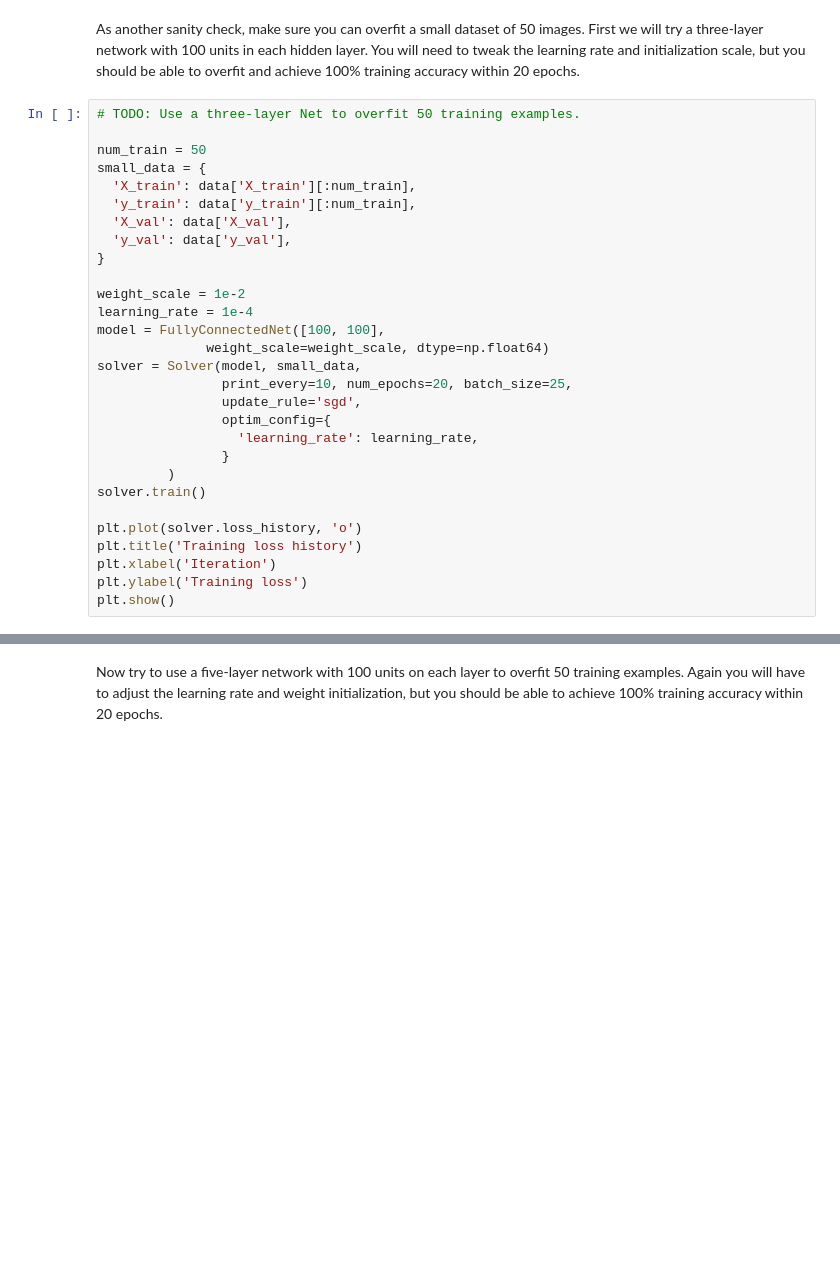
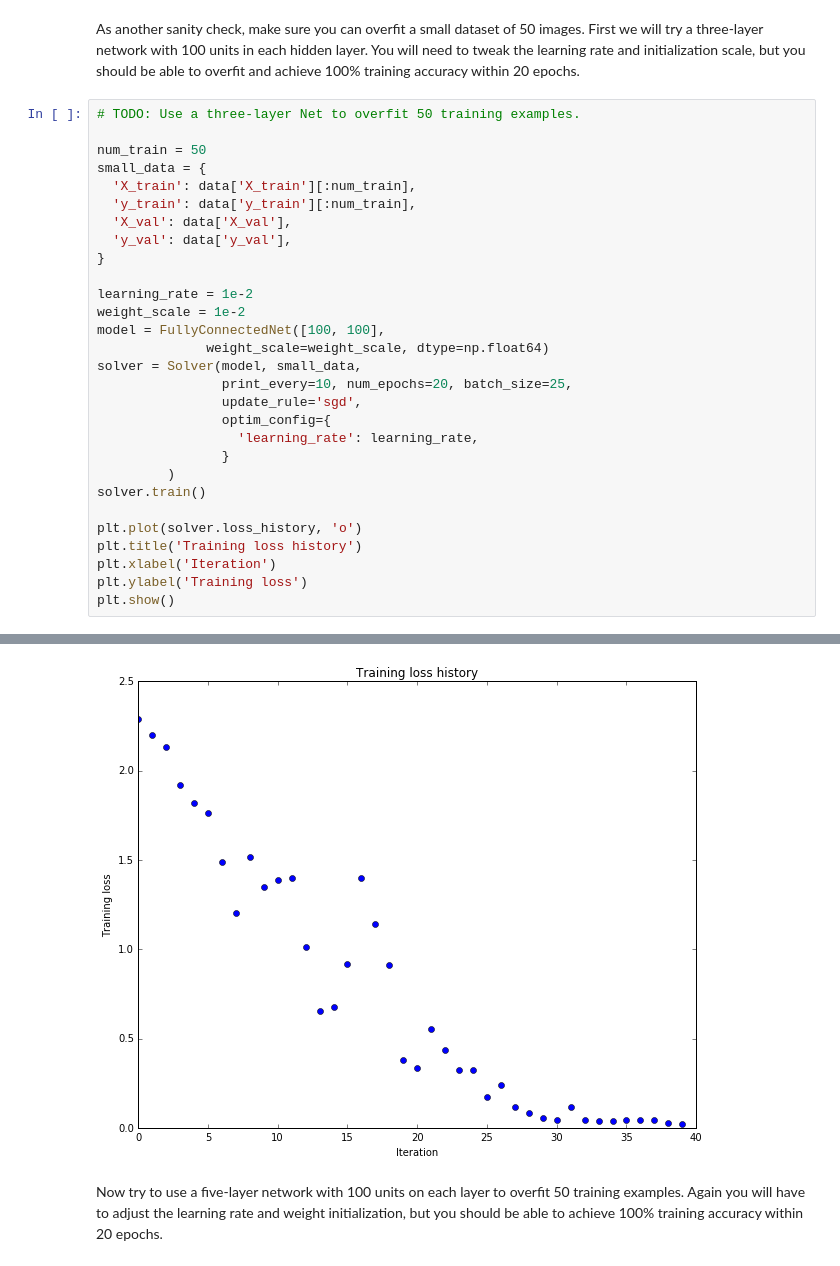
Before and after one commit to machinelearningnanodegree/stanford-cs231, a Jupyter notebook: solutions/levin/assignment2/FullyConnectedNets.ipynb, the cells around one changed output, grey strips where cells are left out. Cells and saved outputs as stored; diff of their text form; blank space fills up the shorter version.

```diff
--- a/solutions/levin/assignment2/FullyConnectedNets.ipynb
+++ b/solutions/levin/assignment2/FullyConnectedNets.ipynb
@@ -331,8 +438,8 @@ small_data = {
   'y_val': data['y_val'],
 }
 
+learning_rate = 1e-2
 weight_scale = 1e-2
-learning_rate = 1e-4
 model = FullyConnectedNet([100, 100],
               weight_scale=weight_scale, dtype=np.float64)
 solver = Solver(model, small_data,
@@ -349,3 +456,4 @@ plt.title('Training loss history')
 plt.xlabel('Iteration')
 plt.ylabel('Training loss')
 plt.show()
+# %% [output]
@@ -352,3 +477,4 @@ plt.show()
+[figure, added]
 # %% [markdown]
 Now try to use a five-layer network with 100 units on each layer to overfit 50 training examples. Again you will have to adjust the learning rate and weight initialization, but you should be able to achieve 100% training accuracy within 20 epochs.
 # %%
```
Also changed, not shown: parts of 22 cells of this notebook.
